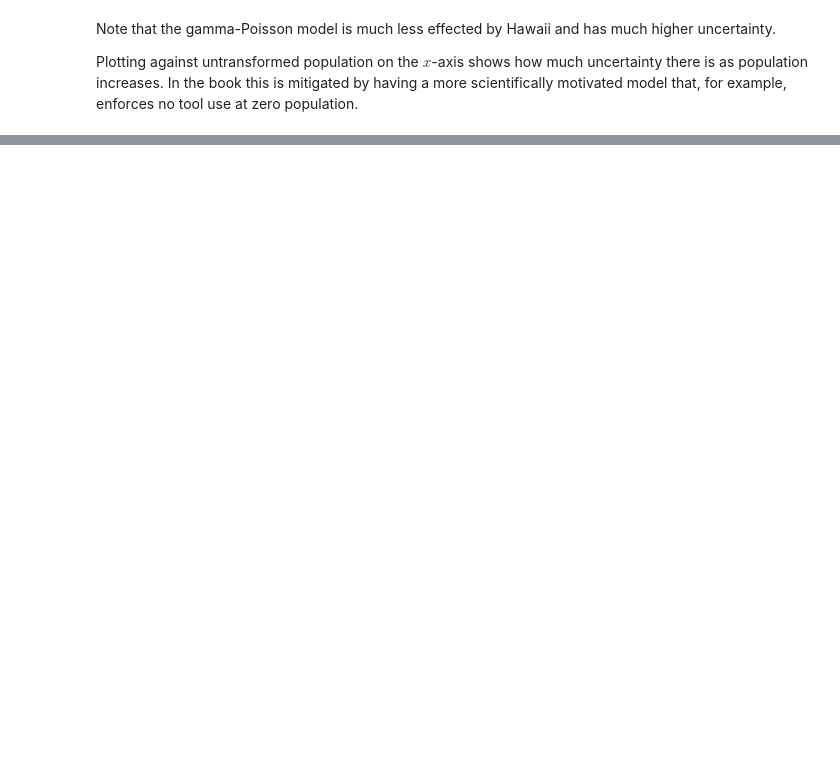
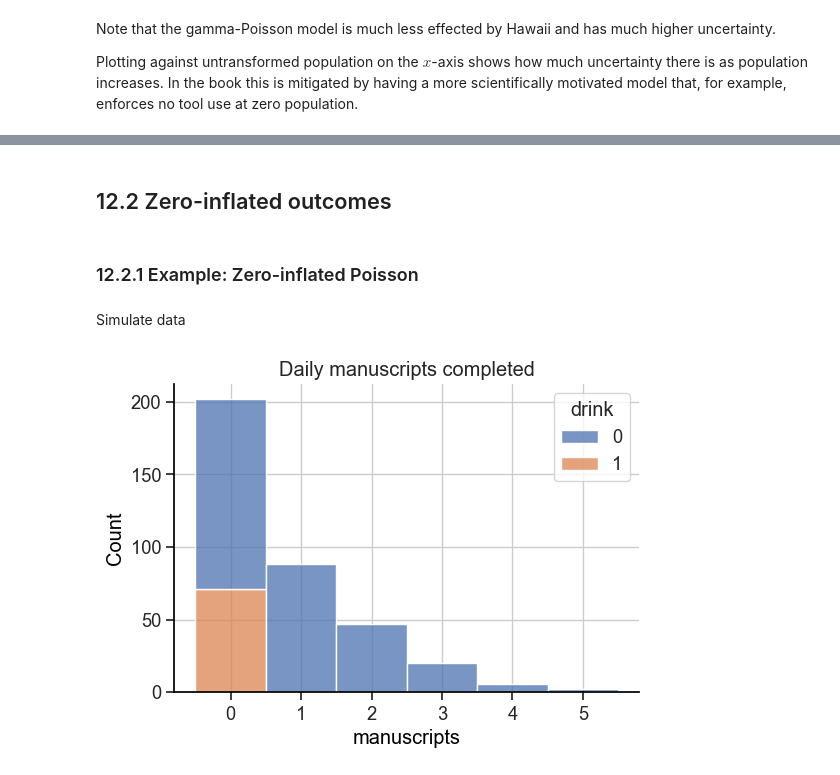
Before and after one commit to chris-leonard/statistical-rethinking, a Jupyter notebook: notes/chapter_12.ipynb, the cells around one changed output, grey strips where cells are left out. Cells and saved outputs as stored; diff of their text form; code cells hidden in the pictures; blank space fills up the shorter version.

```diff
--- a/notes/chapter_12.ipynb
+++ b/notes/chapter_12.ipynb
@@ -638,0 +664,37 @@ fig.tight_layout();
+# %% [markdown]
+## 12.2 Zero-inflated outcomes
+# %% [markdown]
+### 12.2.1 Example: Zero-inflated Poisson
+# %% [markdown]
+Simulate data
+# %%
+prob_drink = 0.2
+rate_work = 1
+
+n_samples = 365
+
+# number of days monks drink
+drink = stats.bernoulli.rvs(size=n_samples, p=prob_drink, random_state=RANDOM_SEED)
+
+# number of manuscripts completed
+y = (1 - drink) * stats.poisson.rvs(
+    size=n_samples, mu=rate_work, random_state=RANDOM_SEED
+)
+
+# collect the data
+monks = pd.DataFrame(
+    index=pd.Index(range(n_samples), name="day"),
+    data={
+        "drink": drink,
+        "manuscripts": y,
+    },
+)
+
+# plot histogram of counts
+fig, ax = plt.subplots(figsize=(6, 4))
+sns.histplot(
+    monks, x="manuscripts", hue="drink", discrete=True, multiple="stack", ax=ax
+)
+ax.set(title="Daily manuscripts completed");
+# %% [output]
+[figure, added]
```
Also changed, not shown: parts of 12 cells of this notebook.
